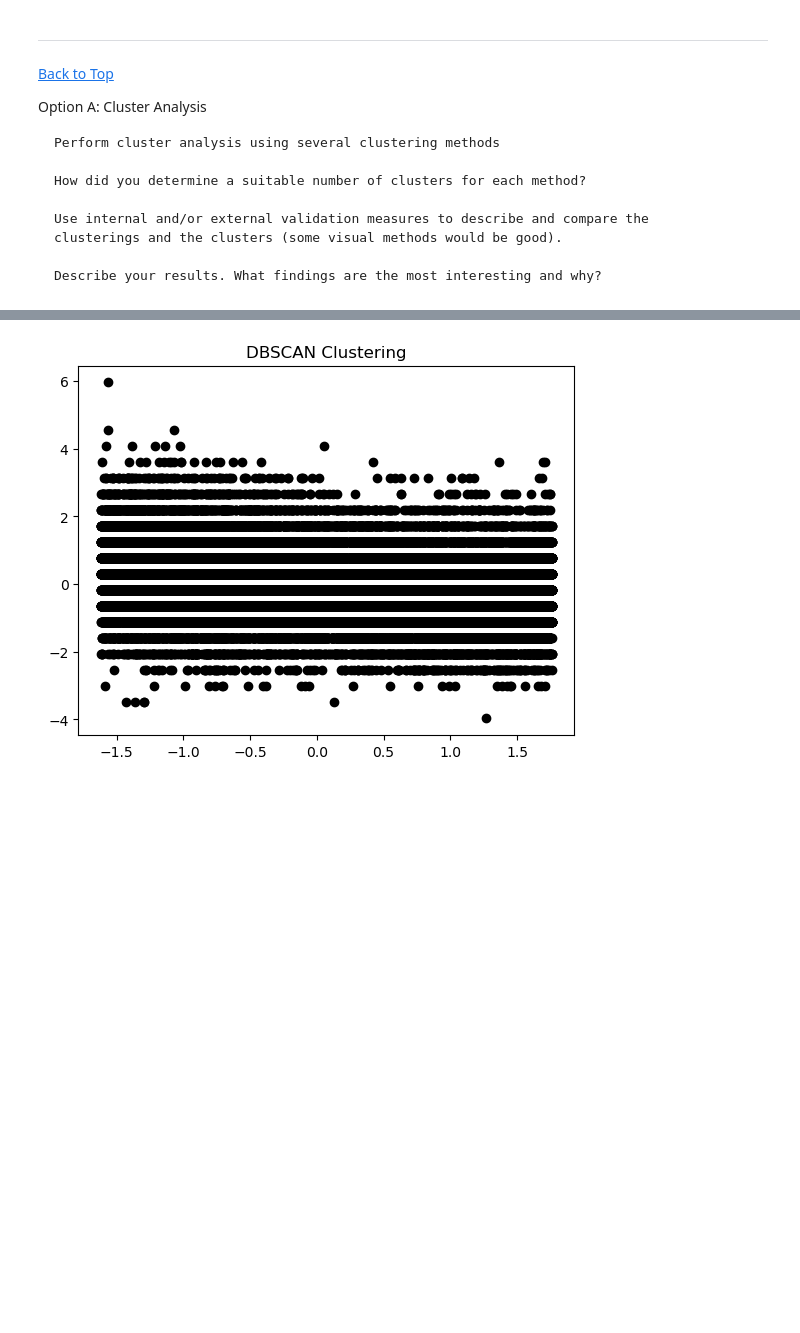
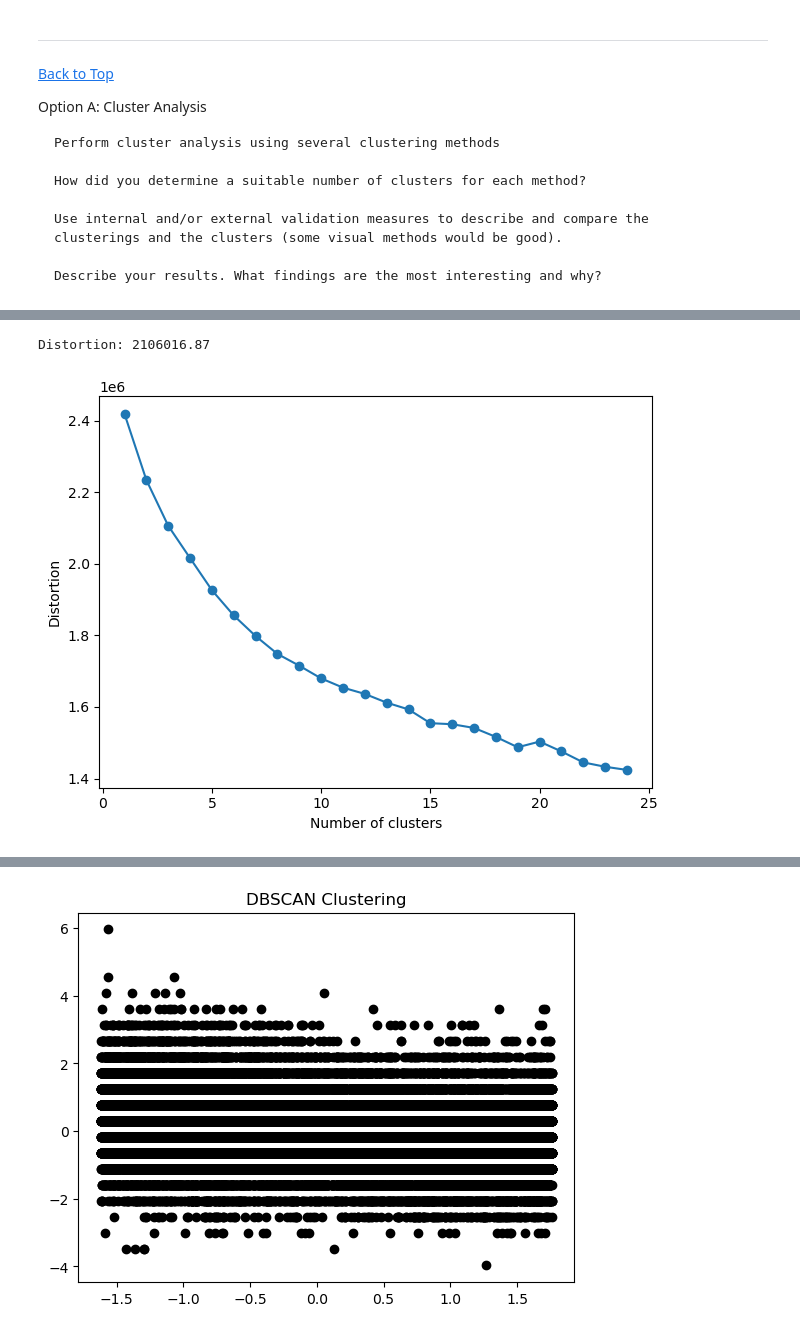
Before and after one commit to Mcusac/OnlineNewsPopML, a Jupyter notebook: 3 - Clustering, Association Rules, or Recommenders/Clustering(Matt).ipynb, the cells around one changed output, grey strips where cells are left out. Drawn from its saved outputs; the diff is of its cells as text; code cells hidden in the pictures; blank space fills up the shorter version.

```diff
--- a/3 - Clustering, Association Rules, or Recommenders/Clustering(Matt).ipynb
+++ b/3 - Clustering, Association Rules, or Recommenders/Clustering(Matt).ipynb
@@ -167 +187,23 @@ Option A: Cluster Analysis
+# %%
+# Elbow method to choose the optimal k
+# Site the Python Machine Learning and Deep Learning with Python Book
+
+print('Distortion: %.2f' % kmeans.inertia_)
+distortions = []
+for i in range(1, 25):
+    kmeans = KMeans(n_clusters=i,
+    init='k-means++',
+    n_init=10,
+    max_iter=300,
+    random_state=0)
+    kmeans.fit(df1_std)
+    distortions.append(kmeans.inertia_)
+plt.plot(range(1,25), distortions, marker='o')
+plt.xlabel('Number of clusters')
+plt.ylabel('Distortion')
+plt.tight_layout()
+plt.show()
+# %% [output]
+Distortion: 2106016.87
+[figure, added]
 # %%
```
Also changed, not shown: parts of 7 cells of this notebook, 1 other file.
